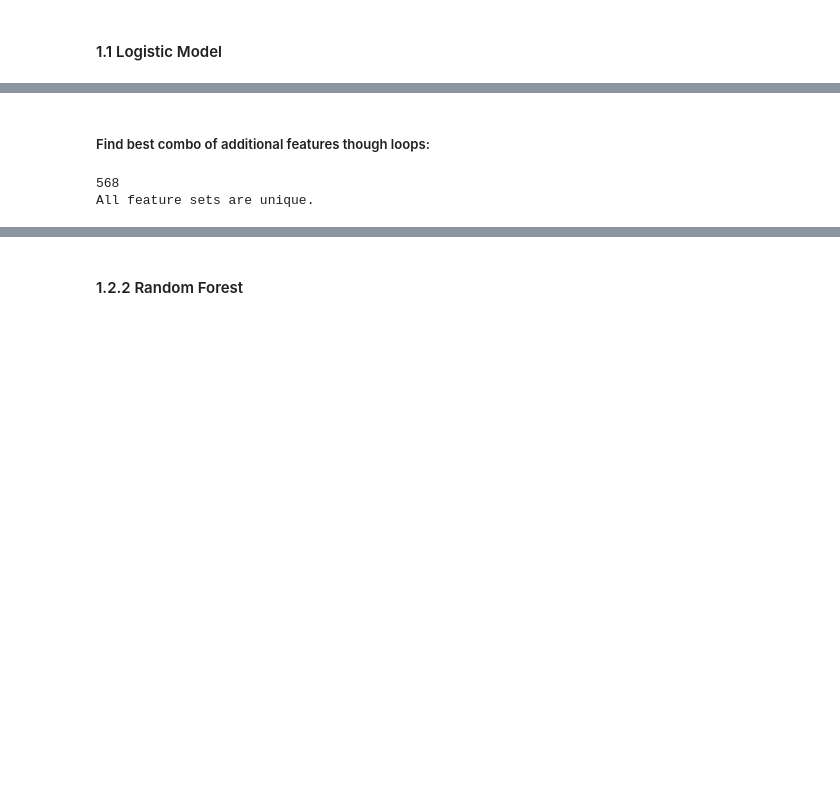
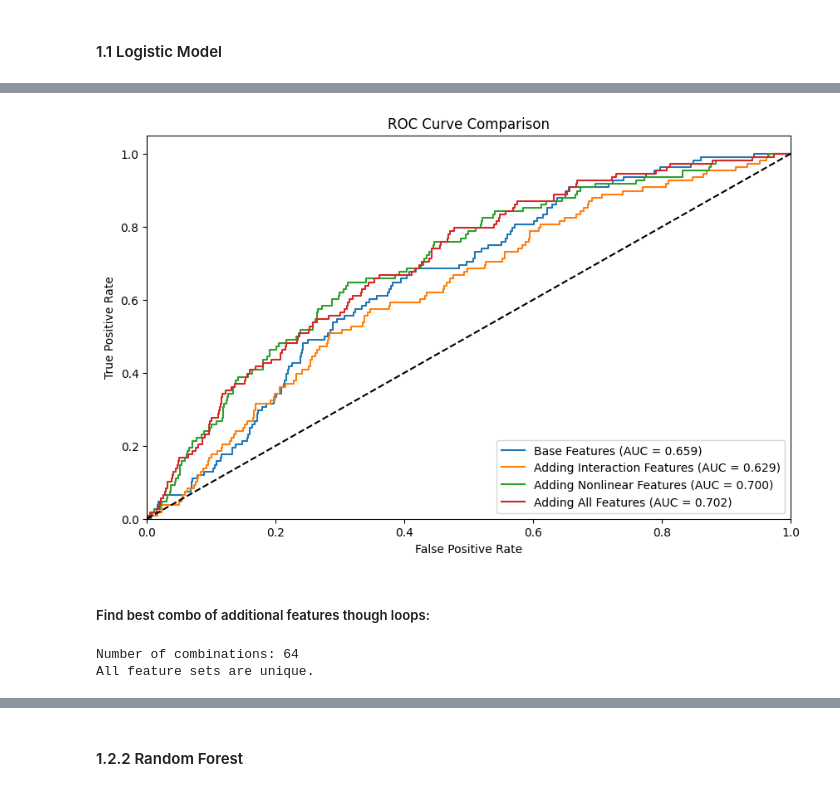
Before and after one commit to yeyechen/HKU-MFIN7034-ML, a Jupyter notebook: coursework_3.ipynb, the cells around one changed output, grey strips where cells are left out. Cells and saved outputs as stored; diff of their text form; code cells hidden in the pictures; blank space fills up the shorter version.

```diff
--- a/coursework_3.ipynb
+++ b/coursework_3.ipynb
@@ -184,0 +156,73 @@ for features, name in [
+# %%
+from tabulate import tabulate
+
+interaction_features = [
+    "age_income_interaction",
+    "edu_income_interaction",
+    "age_edu_interaction",
+]
+
+nonlinear_features = [
+    "age_sqrt",
+    "income_sqrt",
+    "housing_squared",
+    "edu_squared",
+    "job_occupation_squared"
+]
+
+# plot ROC curve for different feature combinations
+plt.figure(figsize=(10, 6))
+results = {}
+
+for features, name in [
+    (base_features, "Base Features"),
+    (base_features + interaction_features, "Adding Interaction Features"),
+    (base_features + nonlinear_features, "Adding Nonlinear Features"),
+    (base_features + interaction_features + nonlinear_features, "Adding All Features")
+]:
+    fpr, tpr, auc_score, accuracy, precision, recall = run_logistic_regression(
+        credit_risk_transformed_df[features],
+        credit_risk_transformed_df["default_label"],
+        model_name=name,
+        plot=False
+    )
+
+    plt.plot(fpr, tpr, label=f"{name} (AUC = {auc_score:.3f})")
+
+    f1 = 2 * precision * recall / (precision + recall)
+
+    results[name] = {
+        "AUC": auc_score,
+        "Accuracy": accuracy,
+        "Precision": precision,
+        "Recall": recall,
+        "F1-Score": f1
+    }
+
+# pretty print
+table_data = [
+    [name,
+     f"{metrics['AUC']:.3f}",
+     f"{metrics['Accuracy']:.3f}",
+     f"{metrics['Precision']:.3f}",
+     f"{metrics['Recall']:.3f}",
+     f"{metrics['F1-Score']:.3f}"]
+    for name, metrics in results.items()
+]
+
+print(tabulate(
+    table_data,
+    headers=["Model", "AUC", "Accuracy", "Precision", "Recall", "F1-Score"],
+    tablefmt="grid",
+    stralign="center"
+))
+
+plt.plot([0, 1], [0, 1], "k--")
+plt.xlim([0.0, 1.0])
+plt.ylim([0.0, 1.05])
+plt.xlabel("False Positive Rate")
+plt.ylabel("True Positive Rate")
+plt.title("ROC Curve Comparison")
+plt.legend(loc="lower right")
+plt.show()
+# %% [output]
@@ -185,8 +240,8 @@ for features, name in [
+[figure, added]
 # %% [markdown]
 ##### Find best combo of additional features though loops:
 # %%
 from itertools import combinations
-import numpy as np
 
 feature_sets = [base_features]
 
@@ -197,14 +252,14 @@ for r in range(1, len(interaction_features) + 1):
             for income_feature in ["income_squared", "income_sqrt", "income_log"]:
                 feature_sets.append(base_features + [age_feature, income_feature] + list(combo))
 
-print(len(feature_sets))
+print(f"Number of combinations: {len(feature_sets)}")
 # check if each element in feature_sets is unique
 if len(feature_sets) == len(set(tuple(fs) for fs in feature_sets)):
     print("All feature sets are unique.")
 else:
     print("There are duplicate feature sets.")
 # %% [output]
-568
+Number of combinations: 64
 All feature sets are unique.
 # %%
 from tqdm import tqdm
```
Also changed, not shown: parts of 17 cells of this notebook.
